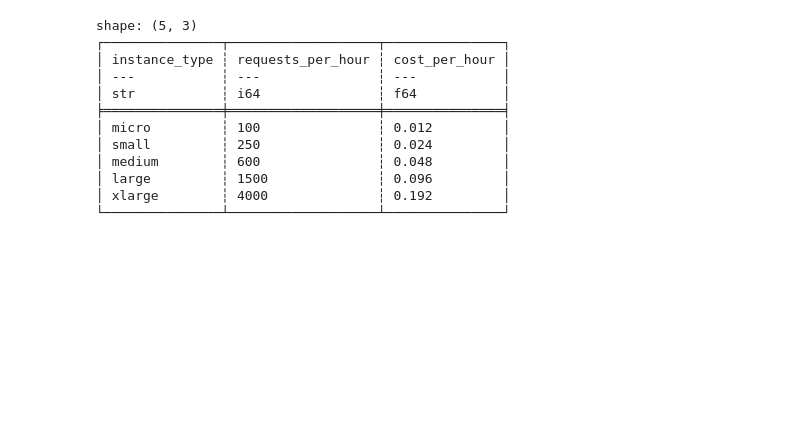
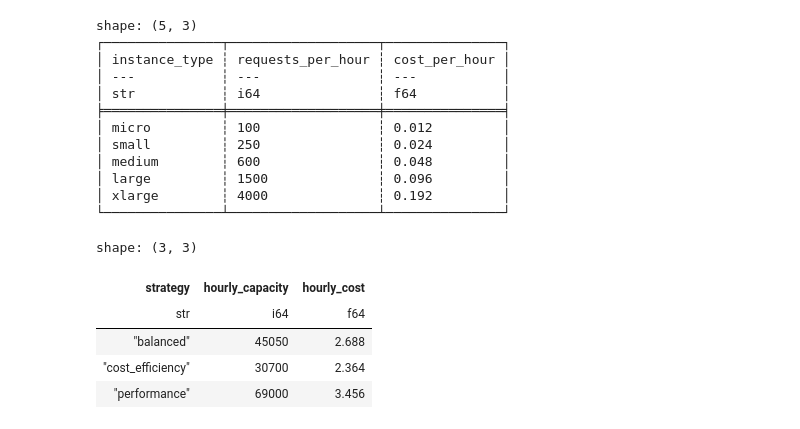
Before and after one commit to dantonnoriega/csulb-data-day-2025, a Jupyter notebook: danton_solutions_csulb_data_day_2025.ipynb, the cells around one changed output. Drawn from its saved outputs; the diff is of its cells as text; code cells hidden in the pictures; blank space fills up the shorter version.

```diff
--- a/danton_solutions_csulb_data_day_2025.ipynb
+++ b/danton_solutions_csulb_data_day_2025.ipynb
@@ -189,3 +211,39 @@ shape: (5, 3)
 │ large         ┆ 1500              ┆ 0.096         │
 │ xlarge        ┆ 4000              ┆ 0.192         │
 └───────────────┴───────────────────┴───────────────┘
+# %%
+# prompt: create a new polars dataframe with columns `strategy`, `hourly_capacity`, `hourly_cost` that iterates over dicts `cost_efficiency_allocation`, `performance_allocation`, `balanced_allocation` and matches keys to column `instance_type` in dataframe `instances_df` with columns `instance_type`, `requests_per_hour`, `cost_per_hour`
+# (edits required)
+
+allocation_strategies = [
+    {"strategy": "cost_efficiency", "allocation": cost_efficiency_allocation},
+    {"strategy": "performance", "allocation": performance_allocation},
+    {"strategy": "balanced", "allocation": balanced_allocation},
+]
+
+rows = []
+for strategy_data in allocation_strategies:
+  strategy = strategy_data["strategy"]
+  allocation = strategy_data["allocation"]
+  for instance_type, count in allocation.items():
+    instance_row = instances_df.filter(pl.col("instance_type") == instance_type)
+    hourly_capacity = instance_row["requests_per_hour"].item() * count
+    hourly_cost = instance_row["cost_per_hour"].item() * count
+    rows.append({"strategy": strategy, "hourly_capacity": hourly_capacity, "hourly_cost": hourly_cost})
+
+allocation_df = (
+    pl.DataFrame(rows)
+    .group_by('strategy')
+    .agg(
+        pl.col('hourly_capacity').sum(),
+        pl.col('hourly_cost').sum()
+    )
+)
+allocation_df
+# %% [output]
+shape: (3, 3)
+| strategy | hourly_capacity | hourly_cost |
+| str | i64 | f64 |
+| "balanced" | 45050 | 2.688 |
+| "cost_efficiency" | 30700 | 2.364 |
+| "performance" | 69000 | 3.456 |
```
Also changed, not shown: parts of 9 cells of this notebook.
